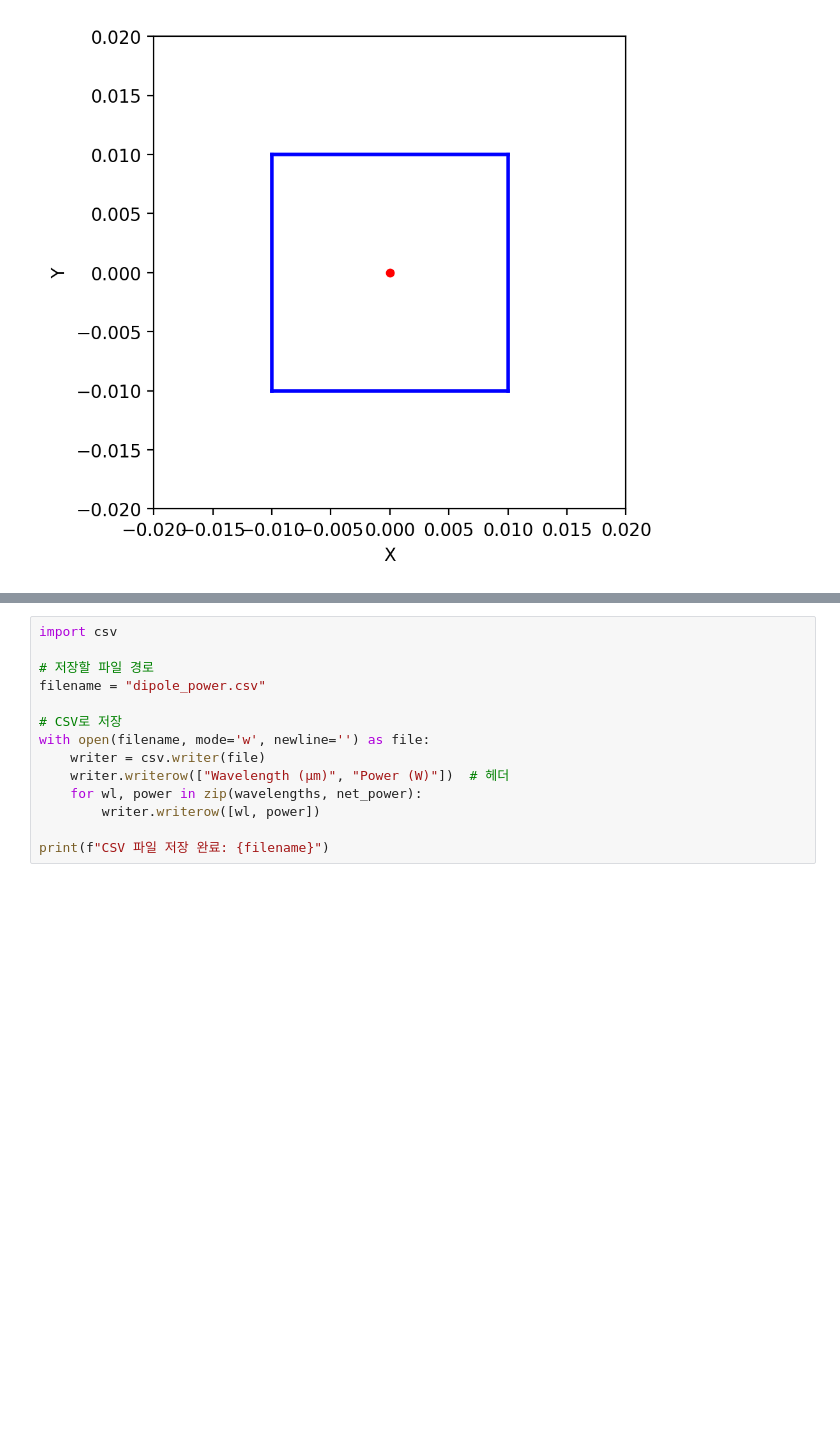
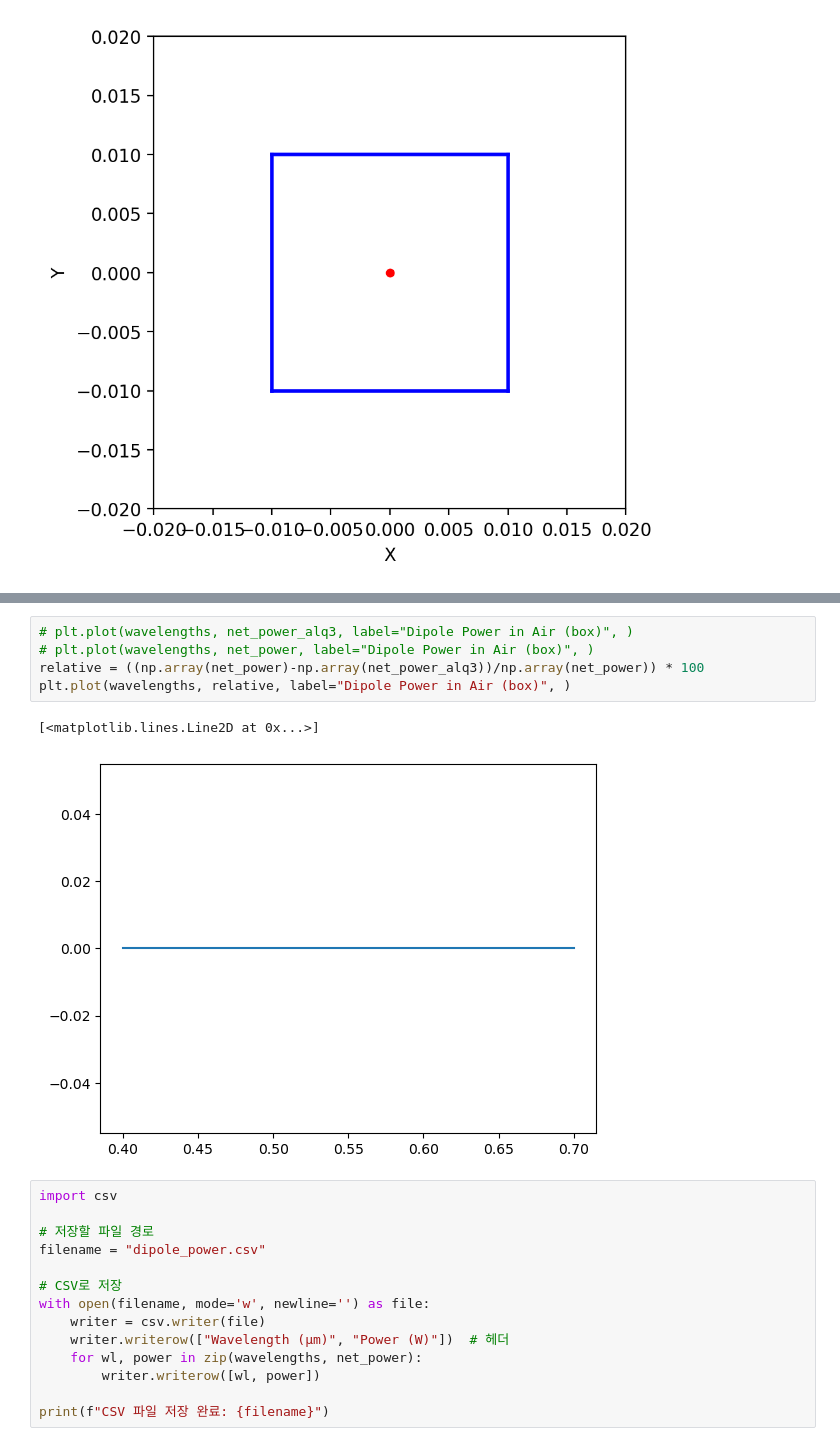
Before and after one commit to M2nion/EIDL, a Jupyter notebook: Tool/Meep/LGD/Meep code/Homogeneous_air.ipynb, the cells around one changed output, grey strips where cells are left out. Cells and saved outputs as stored; diff of their text form; blank space fills up the shorter version.

```diff
--- a/Tool/Meep/LGD/Meep code/Homogeneous_air.ipynb
+++ b/Tool/Meep/LGD/Meep code/Homogeneous_air.ipynb
@@ -138,3 +229,11 @@ Meep progress: 9.05125/50.0 = 18.1% done in 4.0s, 18.1s to go
+# %%
+# plt.plot(wavelengths, net_power_alq3, label="Dipole Power in Air (box)", )
+# plt.plot(wavelengths, net_power, label="Dipole Power in Air (box)", )
+relative = ((np.array(net_power)-np.array(net_power_alq3))/np.array(net_power)) * 100
+plt.plot(wavelengths, relative, label="Dipole Power in Air (box)", )
+# %% [output]
+[<matplotlib.lines.Line2D at 0x...>]
+[figure, added]
 # %%
 import csv
 
```
Also changed, not shown: parts of 3 cells of this notebook, 10 other files.
